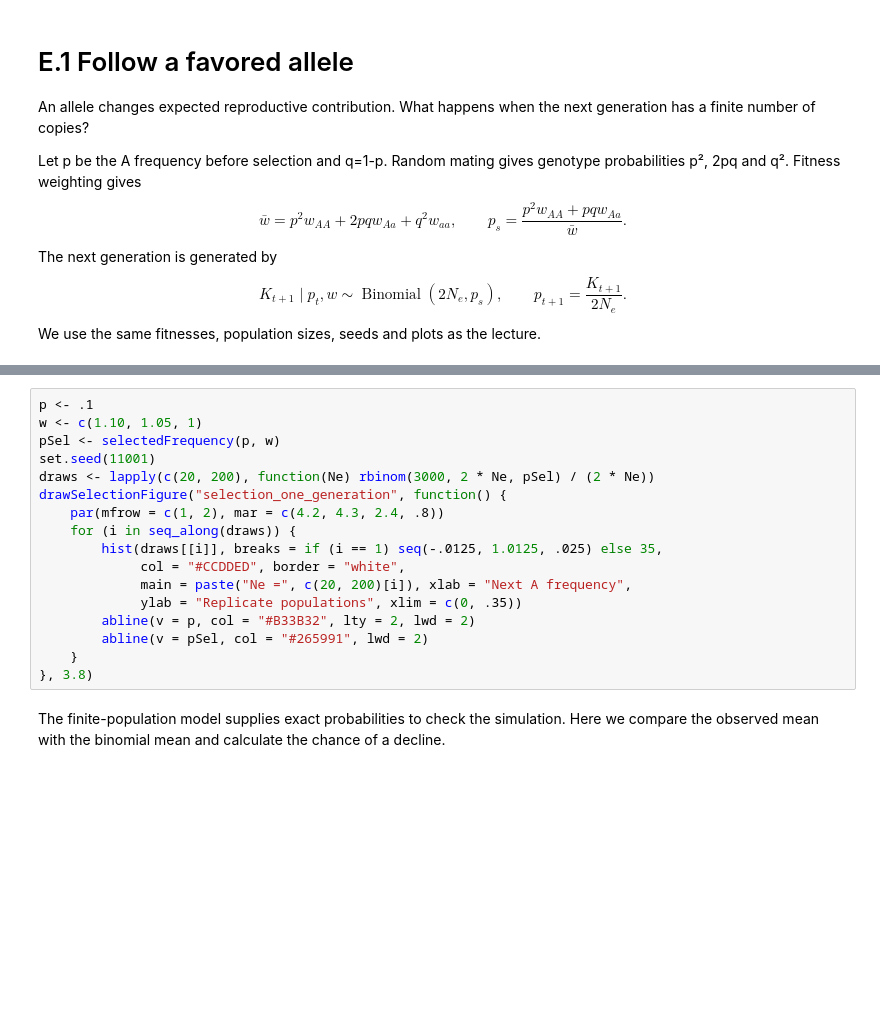
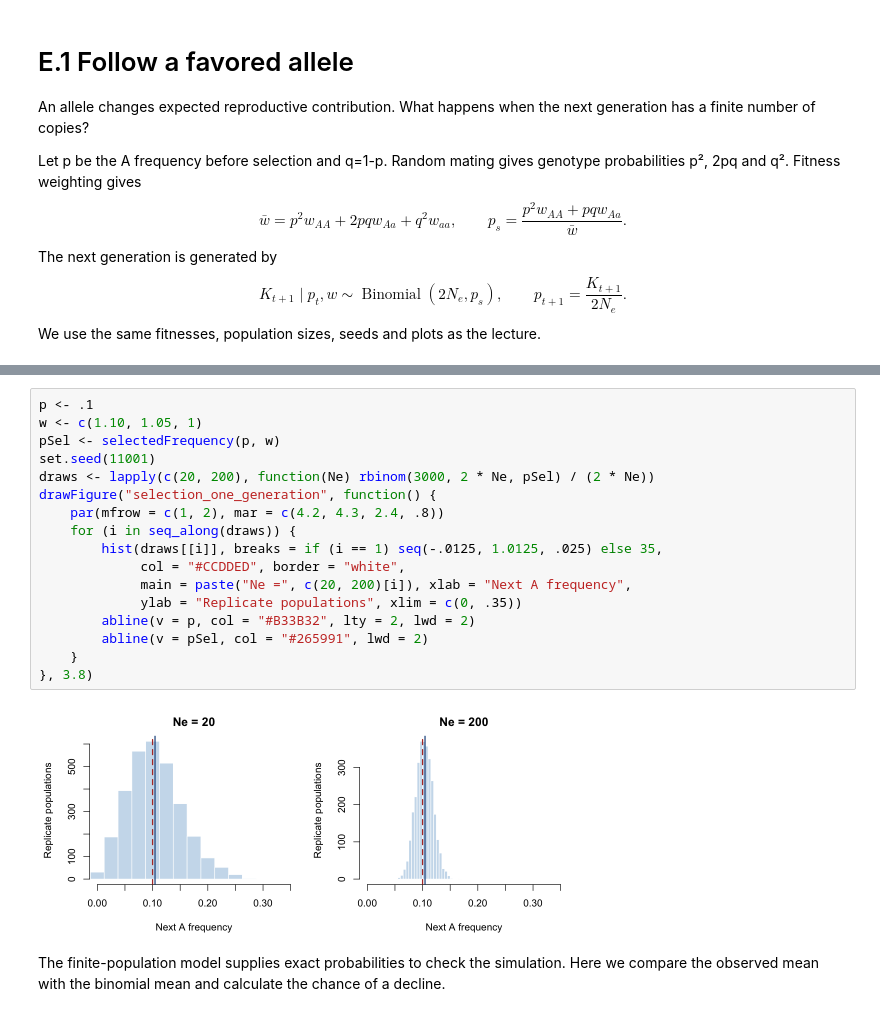
Before and after one commit to StatFunGen/hpgR, a Jupyter notebook: notebooks/P8149_Lecture_11_Favored_Allele.ipynb, the cells around one changed output, grey strips where cells are left out. Drawn from its saved outputs; the diff is of its cells as text; blank space fills up the shorter version.

```diff
--- a/notebooks/P8149_Lecture_11_Favored_Allele.ipynb
+++ b/notebooks/P8149_Lecture_11_Favored_Allele.ipynb
@@ -31,20 +59,22 @@ drawSelectionFigure <- function(name, draw, height = 3.6) {
 # %%
 p <- .1
 w <- c(1.10, 1.05, 1)
 pSel <- selectedFrequency(p, w)
 set.seed(11001)
 draws <- lapply(c(20, 200), function(Ne) rbinom(3000, 2 * Ne, pSel) / (2 * Ne))
-drawSelectionFigure("selection_one_generation", function() {
+drawFigure("selection_one_generation", function() {
     par(mfrow = c(1, 2), mar = c(4.2, 4.3, 2.4, .8))
     for (i in seq_along(draws)) {
         hist(draws[[i]], breaks = if (i == 1) seq(-.0125, 1.0125, .025) else 35,
              col = "#CCDDED", border = "white",
              main = paste("Ne =", c(20, 200)[i]), xlab = "Next A frequency",
              ylab = "Replicate populations", xlim = c(0, .35))
         abline(v = p, col = "#B33B32", lty = 2, lwd = 2)
         abline(v = pSel, col = "#265991", lwd = 2)
     }
 }, 3.8)
+# %% [output]
+[figure, added]
 # %% [markdown]
 The finite-population model supplies exact probabilities to check the simulation. Here we compare the observed mean with the binomial mean and calculate the chance of a decline.
 # %%
```
Also changed, not shown: parts of 7 cells of this notebook, 3 other files.
